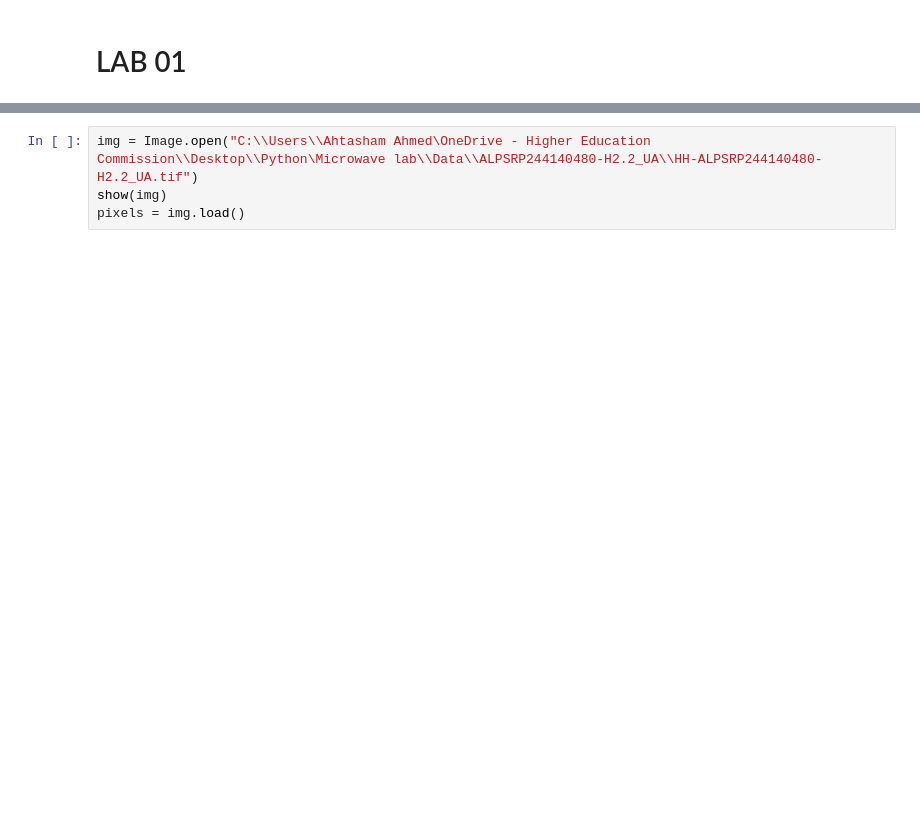
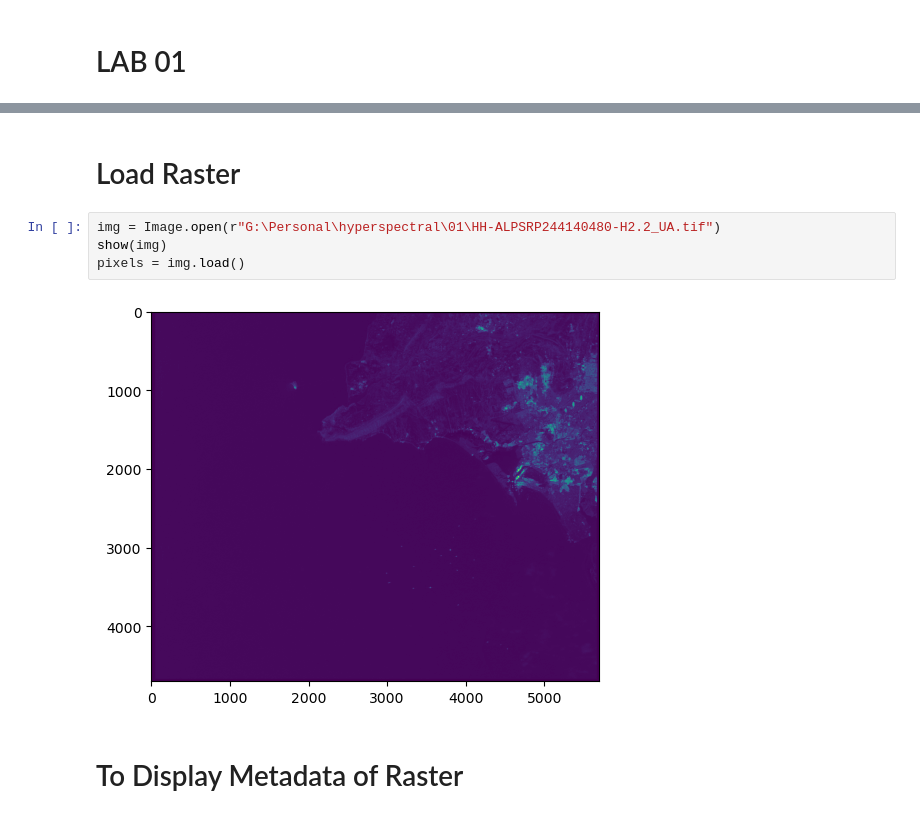
Before and after one commit to Mahnoor-14/Microwave_Hyperspectral_RemoteSensing_, a Jupyter notebook: Accessing & Processing Raster (01).ipynb, the cells around one changed output, grey strips where cells are left out. Cells and saved outputs as stored; diff of their text form; blank space fills up the shorter version.

```diff
--- a/Accessing & Processing Raster (01).ipynb
+++ b/Accessing & Processing Raster (01).ipynb
@@ -13,4 +13,10 @@ ModuleNotFoundError: No module named 'rasterio'
+# %% [markdown]
+# Load Raster
 # %%
-img = Image.open("C:\\Users\\Ahtasham Ahmed\OneDrive - Higher Education Commission\\Desktop\\Python\Microwave lab\\Data\\ALPSRP244140480-H2.2_UA\\HH-ALPSRP244140480-H2.2_UA.tif")
+img = Image.open(r"G:\Personal\hyperspectral\01\HH-ALPSRP244140480-H2.2_UA.tif")
 show(img)
 pixels = img.load()
+# %% [output]
+[figure, added]
+# %% [markdown]
+# To Display Metadata of Raster
```
Also changed, not shown: parts of 18 cells of this notebook.
